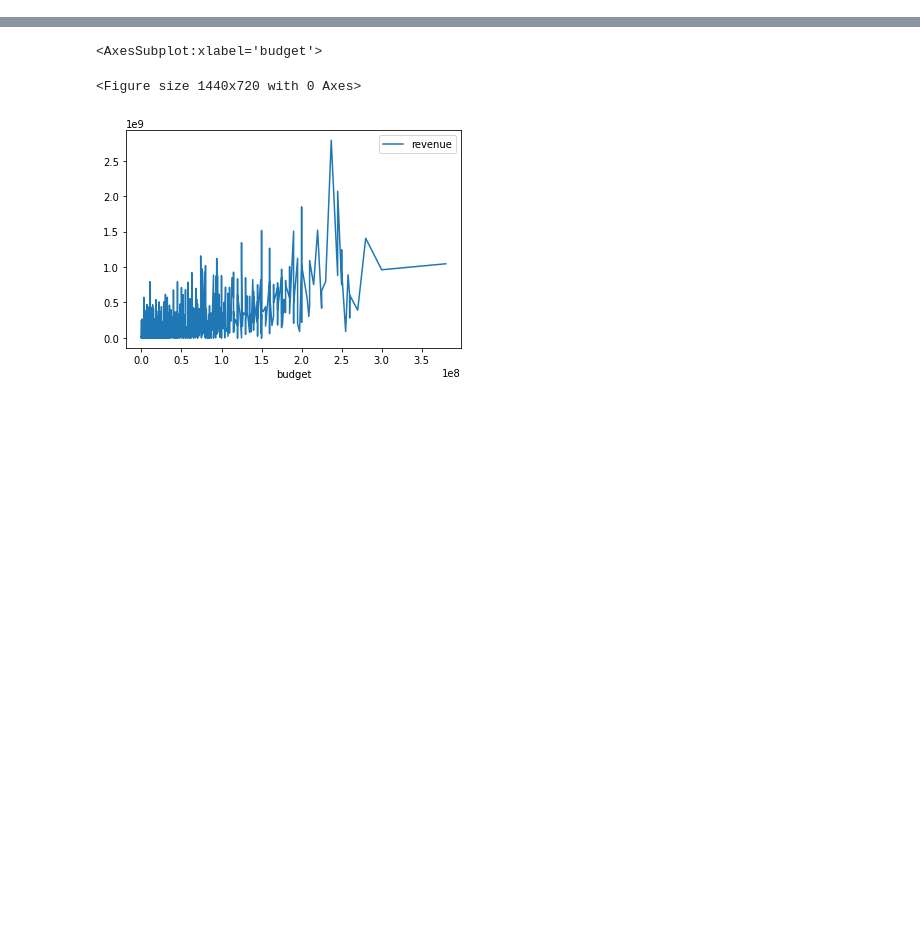
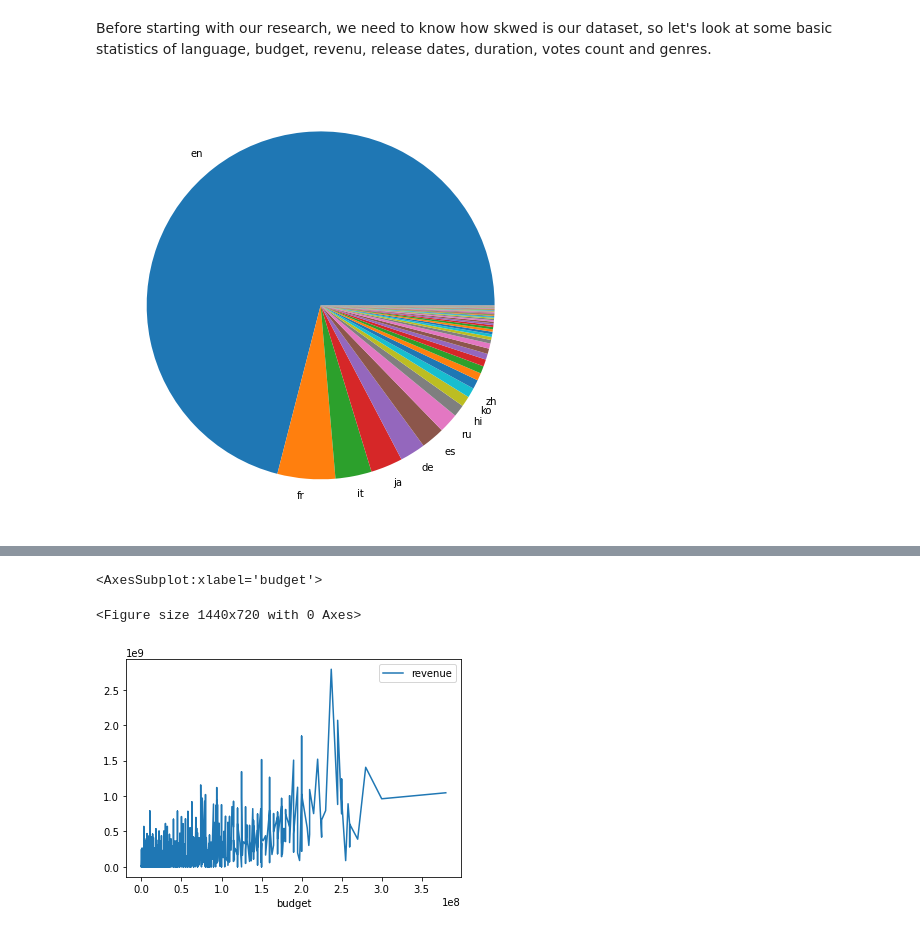
Before and after one commit to adi-benz/movies-rating-analysis, a Jupyter notebook: analysis.ipynb, the cells around one changed output, grey strips where cells are left out. Drawn from its saved outputs; the diff is of its cells as text; code cells hidden in the pictures; blank space fills up the shorter version.

```diff
--- a/analysis.ipynb
+++ b/analysis.ipynb
@@ -10,0 +73,13 @@ movies_metadata = movies_metadata.astype({'budget': int, 'revenue':int})
+# %% [markdown]
+Before starting with our research, we need to know how skwed is our dataset, so let's look at some basic statistics of language, budget, revenu, release dates, duration, votes count and genres.
+# %%
+lng_counts = movies_metadata['original_language'].value_counts()
+
+top_lng = lng_counts.index.tolist()[:10]
+labels = top_lng + [""]*(lng_counts.index.size - 10)
+plt.figure(figsize=(8, 8))
+plt.pie(lng_counts, labels=labels)
+
+plt.show()
+# %% [output]
+[figure, added]
```
Also changed, not shown: parts of 32 cells of this notebook.
